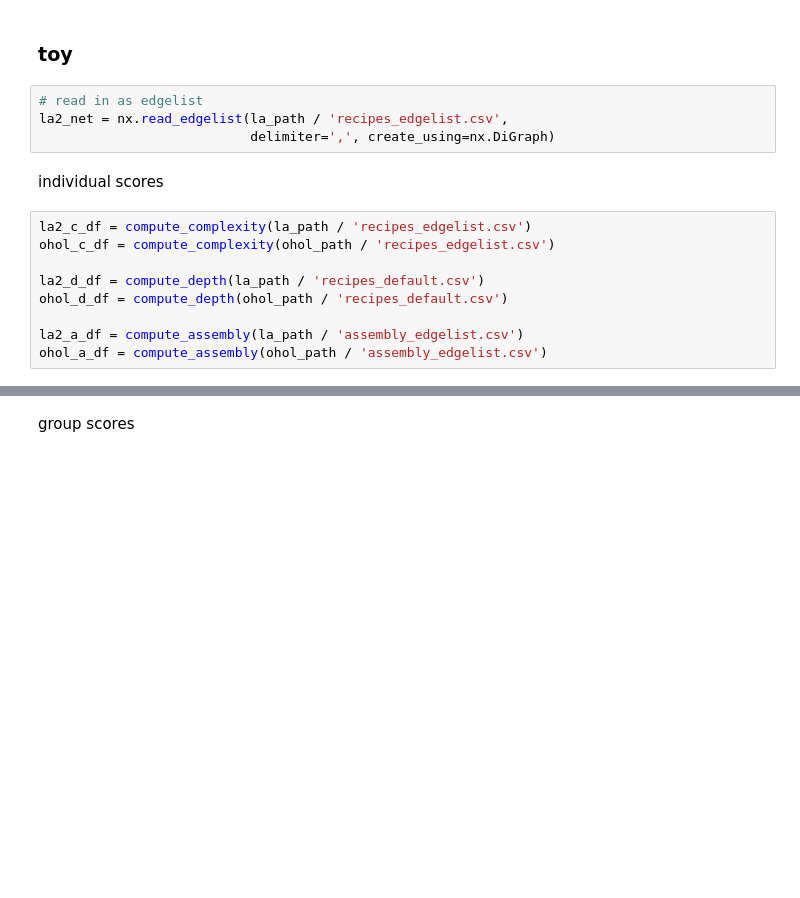
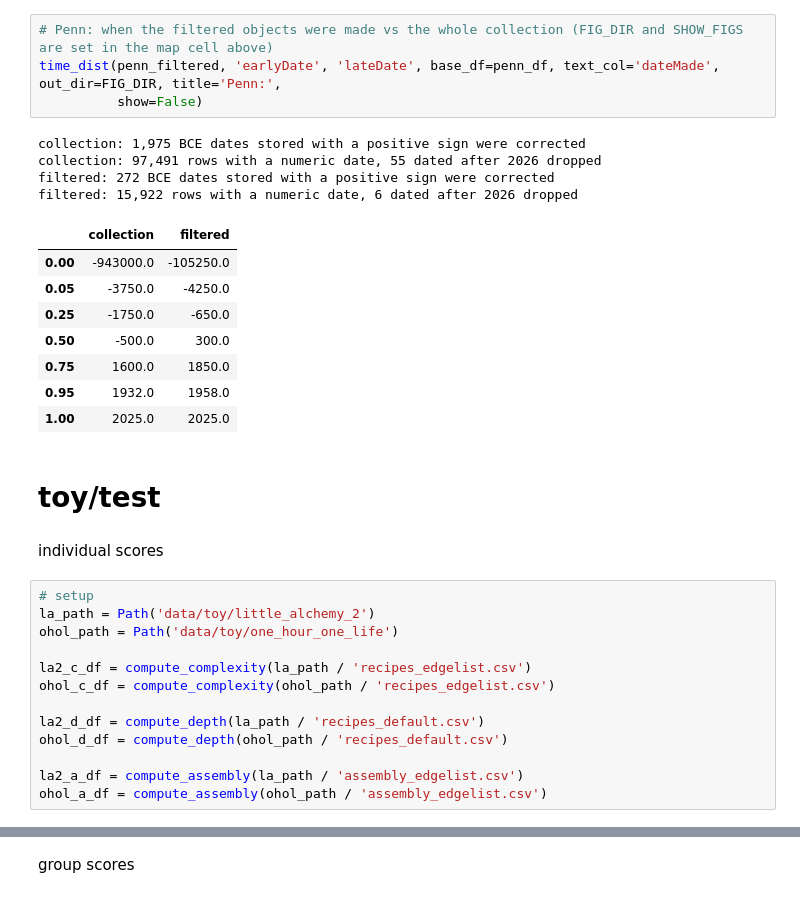
Before and after one commit to caleb-chandler/complexity_index, a Jupyter notebook: data_eval.ipynb, the cells around one changed output, grey strips where cells are left out. Saved outputs shown, nothing was run; the diff lists cells and outputs as text; blank space fills up the shorter version.

```diff
--- a/data_eval.ipynb
+++ b/data_eval.ipynb
@@ -18,12 +228,29 @@ The autoreload extension is already loaded. To reload it, use:
+# %%
+# Penn: when the filtered objects were made vs the whole collection (FIG_DIR and SHOW_FIGS are set in the map cell above)
+time_dist(penn_filtered, 'earlyDate', 'lateDate', base_df=penn_df, text_col='dateMade', out_dir=FIG_DIR, title='Penn:',
+          show=False)
+# %% [output]
+collection: 1,975 BCE dates stored with a positive sign were corrected
+collection: 97,491 rows with a numeric date, 55 dated after 2026 dropped
+filtered: 272 BCE dates stored with a positive sign were corrected
+filtered: 15,922 rows with a numeric date, 6 dated after 2026 dropped
+|  | collection | filtered |
+| 0.00 | -943000.0 | -105250.0 |
+| 0.05 | -3750.0 | -4250.0 |
+| 0.25 | -1750.0 | -650.0 |
+| 0.50 | -500.0 | 300.0 |
+| 0.75 | 1600.0 | 1850.0 |
+| 0.95 | 1932.0 | 1958.0 |
+| 1.00 | 2025.0 | 2025.0 |
 # %% [markdown]
-### toy
+# toy/test
-# %%
-# read in as edgelist
-la2_net = nx.read_edgelist(la_path / 'recipes_edgelist.csv',
-                           delimiter=',', create_using=nx.DiGraph)
 # %% [markdown]
 individual scores
 # %%
+# setup
+la_path = Path('data/toy/little_alchemy_2')
+ohol_path = Path('data/toy/one_hour_one_life')
+
 la2_c_df = compute_complexity(la_path / 'recipes_edgelist.csv')
 ohol_c_df = compute_complexity(ohol_path / 'recipes_edgelist.csv')
 
```
Also changed, not shown: parts of 17 cells of this notebook, 4 other files.
